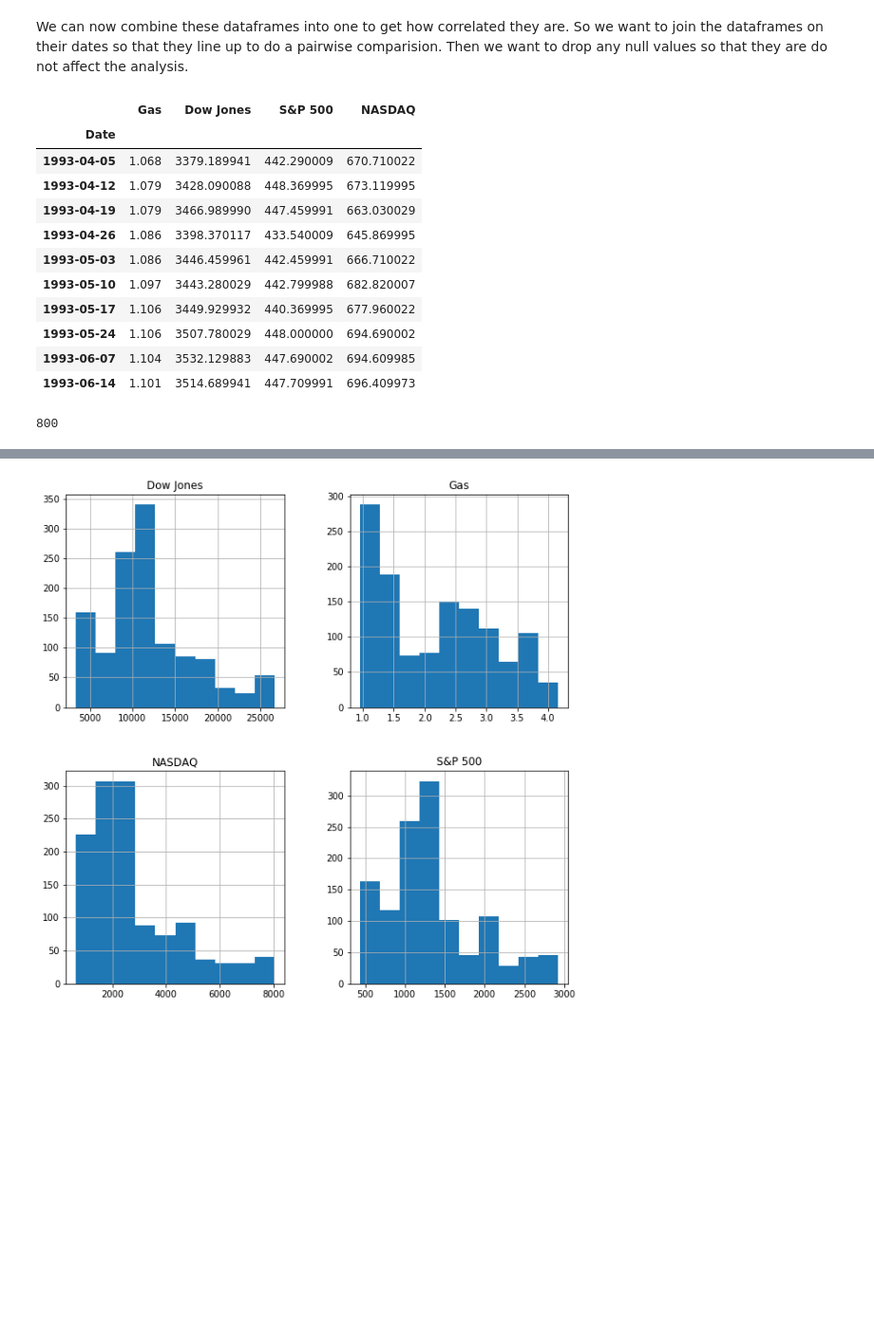
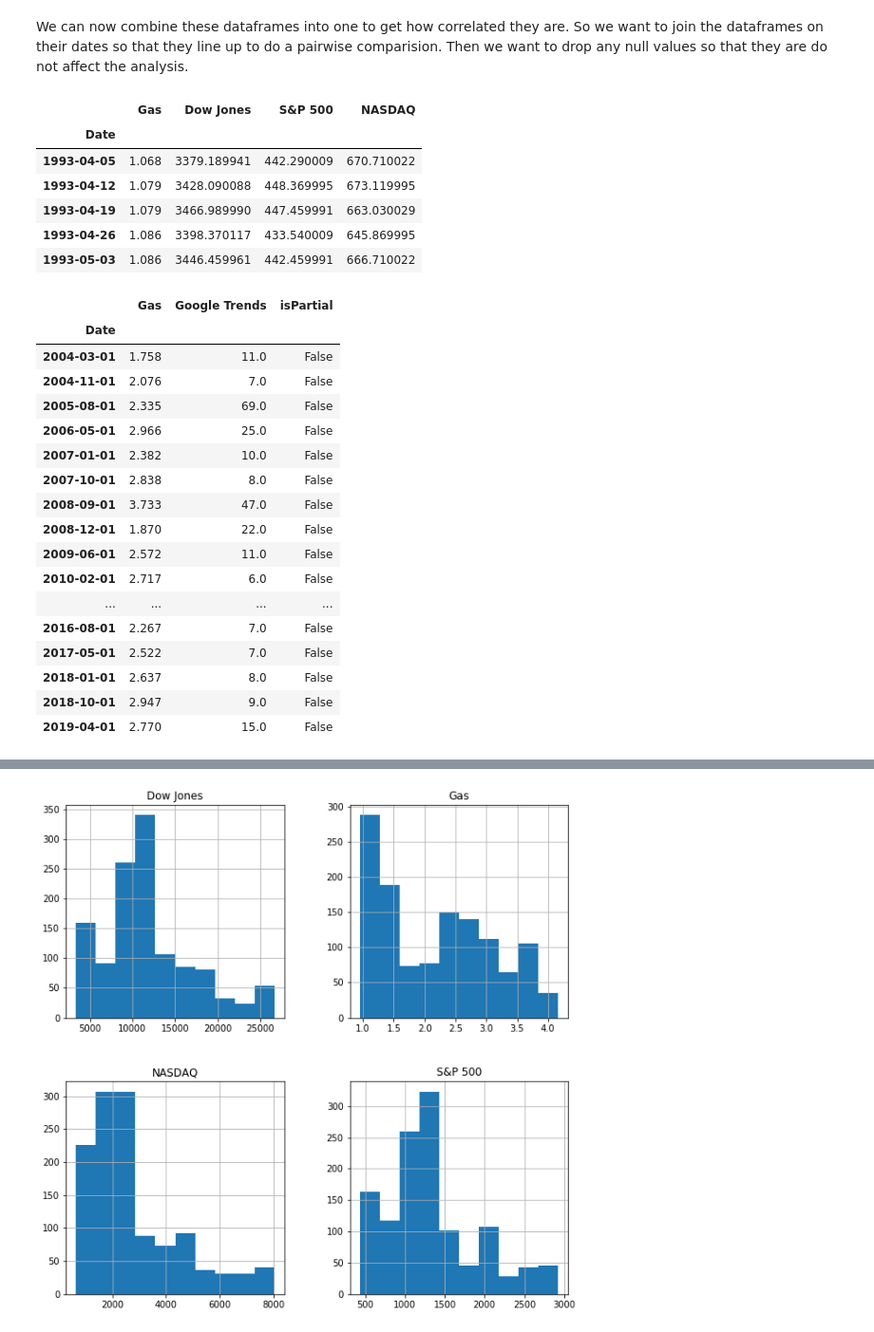
Before and after one commit to Allen-Z-4230/FutureGas, a Jupyter notebook: FinalProject_group40.ipynb, the cells around one changed output, grey strips where cells are left out. Shown at 95% size. Cells and saved outputs as stored; diff of their text form; code cells hidden in the pictures; blank space fills up the shorter version.

```diff
--- a/FinalProject_group40.ipynb
+++ b/FinalProject_group40.ipynb
@@ -775,10 +775,11 @@ In order to check the effectiveness of our model, we want to now how correlated
 # %% [markdown]
 We can now combine these dataframes into one to get how correlated they are. So we want to join the dataframes on their dates so that they line up to do a pairwise comparision. Then we want to drop any null values so that they are do not affect the analysis.
 # %%
-df_corr = pd.concat([df_gas, df_dji, df_sp500, df_nasdaq], axis=1, join_axes=[df_gas.index])
-df_corr = df_corr.rename(columns={"gas_price": "Gas", "DJI": "Dow Jones", "SP500": "S&P 500"})
+df_corr = pd.concat([df_gas, pd.DataFrame(df_dji['Close']), pd.DataFrame(df_sp500['Close']), \
+                     pd.DataFrame(df_nasdaq['Close'])], axis=1, join_axes=[df_gas.index])
+df_corr.columns = ["Gas", "Dow Jones", "S&P 500", "NASDAQ"]
 df_corr.dropna(axis=0, inplace = True)   #Drop null values
-df_corr.head(10)
+df_corr.head()
 # %% [output]
 |  | Gas | Dow Jones | S&P 500 | NASDAQ |
 | Date |  |  |  |  |
@@ -787,8 +788,3 @@ df_corr.head(10)
 | 1993-04-19 | 1.079 | 3466.989990 | 447.459991 | 663.030029 |
 | 1993-04-26 | 1.086 | 3398.370117 | 433.540009 | 645.869995 |
 | 1993-05-03 | 1.086 | 3446.459961 | 442.459991 | 666.710022 |
-| 1993-05-10 | 1.097 | 3443.280029 | 442.799988 | 682.820007 |
-| 1993-05-17 | 1.106 | 3449.929932 | 440.369995 | 677.960022 |
-| 1993-05-24 | 1.106 | 3507.780029 | 448.000000 | 694.690002 |
-| 1993-06-07 | 1.104 | 3532.129883 | 447.690002 | 694.609985 |
-| 1993-06-14 | 1.101 | 3514.689941 | 447.709991 | 696.409973 |
@@ -795,11 +796,27 @@ df_corr.head(10)
 # %%
-##This is necessary because the indexes of Google Trends are not similar to that of the stock data, as the data begins in 2004.
-df_corr_trends = pd.concat([df_gas, df_interest], axis=1, join_axes=[df_gas.index])
+df_corr_trends = pd.concat([df_gas, interest_df], axis=1, join_axes=[df_gas.index])
 df_corr_trends = df_corr_trends.rename(columns={"gas_price": "Gas","Gas prices": "Google Trends"})
 df_corr_trends.dropna(axis=0, inplace = True)   #Drop null values
-len(df_corr_trends)
+df_corr_trends
 # %% [output]
-800
+|  | Gas | Google Trends | isPartial |
+| Date |  |  |  |
+| 2004-03-01 | 1.758 | 11.0 | False |
+| 2004-11-01 | 2.076 | 7.0 | False |
+| 2005-08-01 | 2.335 | 69.0 | False |
+| 2006-05-01 | 2.966 | 25.0 | False |
+| 2007-01-01 | 2.382 | 10.0 | False |
+| 2007-10-01 | 2.838 | 8.0 | False |
+| 2008-09-01 | 3.733 | 47.0 | False |
+| 2008-12-01 | 1.870 | 22.0 | False |
+| 2009-06-01 | 2.572 | 11.0 | False |
+| 2010-02-01 | 2.717 | 6.0 | False |
+| ... | ... | ... | ... |
+| 2016-08-01 | 2.267 | 7.0 | False |
+| 2017-05-01 | 2.522 | 7.0 | False |
+| 2018-01-01 | 2.637 | 8.0 | False |
+| 2018-10-01 | 2.947 | 9.0 | False |
+| 2019-04-01 | 2.770 | 15.0 | False |
 # %%
 ## Create 1D numpy arrays from dataframe columns
 dji_array = df_corr['Dow Jones'].values
```
Also changed, not shown: parts of 22 cells of this notebook.
